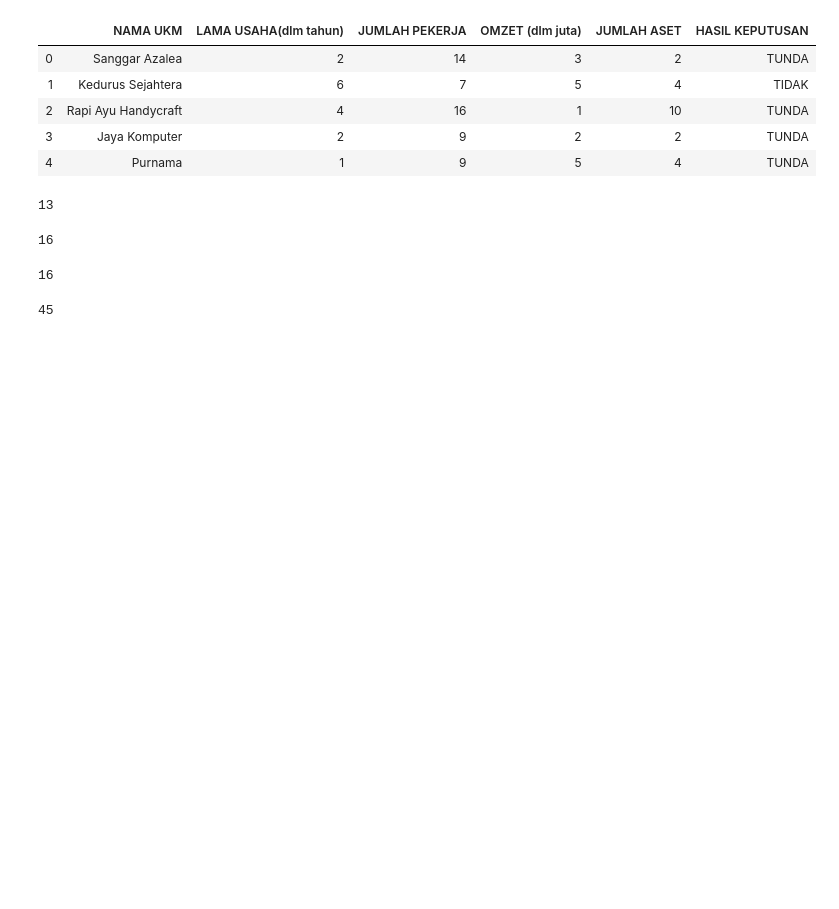
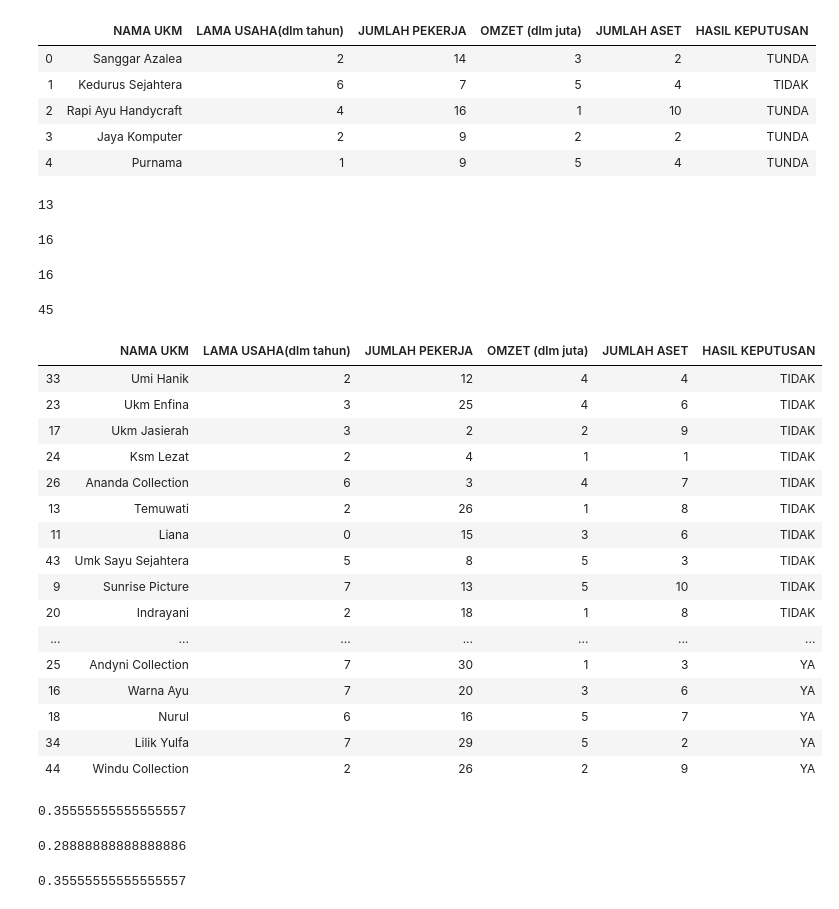
Before and after one commit to ibnutriyuono/artificial-intelligence2019, a Jupyter notebook: AI 2019-2020 I Naive Bayes.ipynb, the cells around one changed output. Drawn from its saved outputs; the diff is of its cells as text; code cells hidden in the pictures; blank space fills up the shorter version.

Commit message:
data test

```diff
--- a/AI 2019-2020 I Naive Bayes.ipynb
+++ b/AI 2019-2020 I Naive Bayes.ipynb
@@ -91,3 +92,41 @@ panjangData = len(dataPenerimaDf)
 panjangData
 # %% [output]
 45
+# %%
+dataPenerimaDf.sort_values("HASIL KEPUTUSAN")
+# %% [output]
+|  | NAMA UKM | LAMA USAHA(dlm tahun) | JUMLAH PEKERJA | OMZET (dlm juta) | JUMLAH ASET | HASIL KEPUTUSAN |
+| 33 | Umi Hanik | 2 | 12 | 4 | 4 | TIDAK |
+| 23 | Ukm Enfina | 3 | 25 | 4 | 6 | TIDAK |
+| 17 | Ukm Jasierah | 3 | 2 | 2 | 9 | TIDAK |
+| 24 | Ksm Lezat | 2 | 4 | 1 | 1 | TIDAK |
+| 26 | Ananda Collection | 6 | 3 | 4 | 7 | TIDAK |
+| 13 | Temuwati | 2 | 26 | 1 | 8 | TIDAK |
+| 11 | Liana | 0 | 15 | 3 | 6 | TIDAK |
+| 43 | Umk Sayu Sejahtera | 5 | 8 | 5 | 3 | TIDAK |
+| 9 | Sunrise Picture | 7 | 13 | 5 | 10 | TIDAK |
+| 20 | Indrayani | 2 | 18 | 1 | 8 | TIDAK |
+| ... | ... | ... | ... | ... | ... | ... |
+| 25 | Andyni Collection | 7 | 30 | 1 | 3 | YA |
+| 16 | Warna Ayu | 7 | 20 | 3 | 6 | YA |
+| 18 | Nurul | 6 | 16 | 5 | 7 | YA |
+| 34 | Lilik Yulfa | 7 | 29 | 5 | 2 | YA |
+| 44 | Windu Collection | 2 | 26 | 2 | 9 | YA |
+# %%
+pTidak = len(hasilTidak)/panjangData
+# 16/45
+pTidak
+# %% [output]
+0.35555555555555557
+# %%
+pTunda = len(hasilTunda)/panjangData
+# 13/45
+pTunda
+# %% [output]
+0.28888888888888886
+# %%
+pYa = len(hasilYa)/panjangData
+# 16/45
+pYa
+# %% [output]
+0.35555555555555557
```
Also changed, not shown: parts of 15 cells of this notebook, 1 other file.
